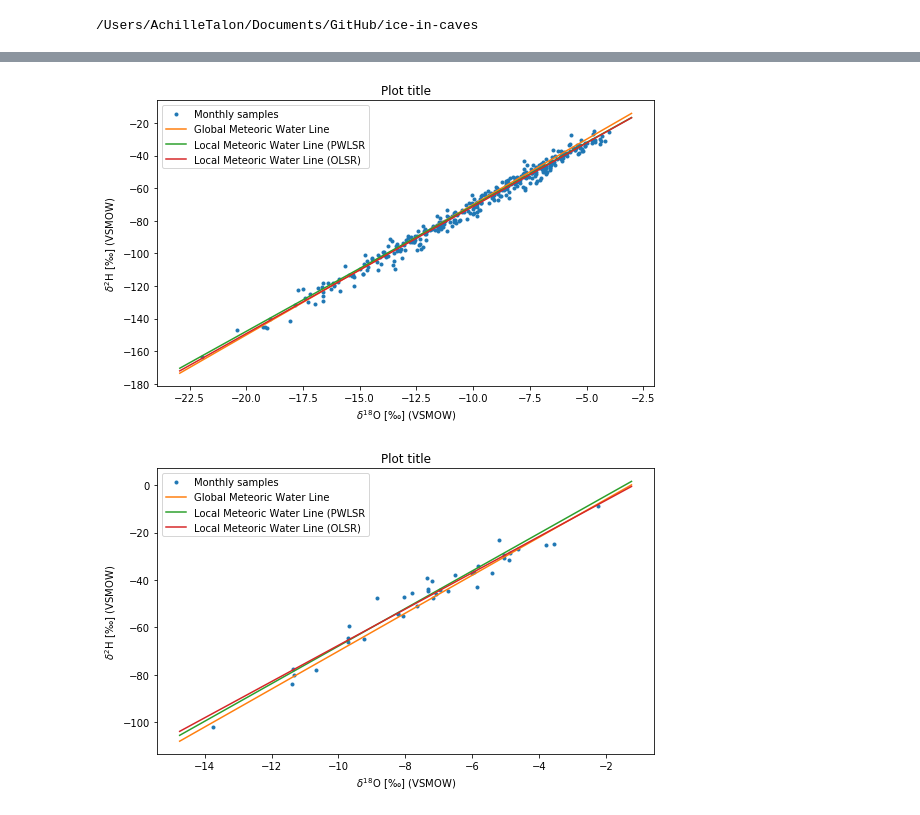
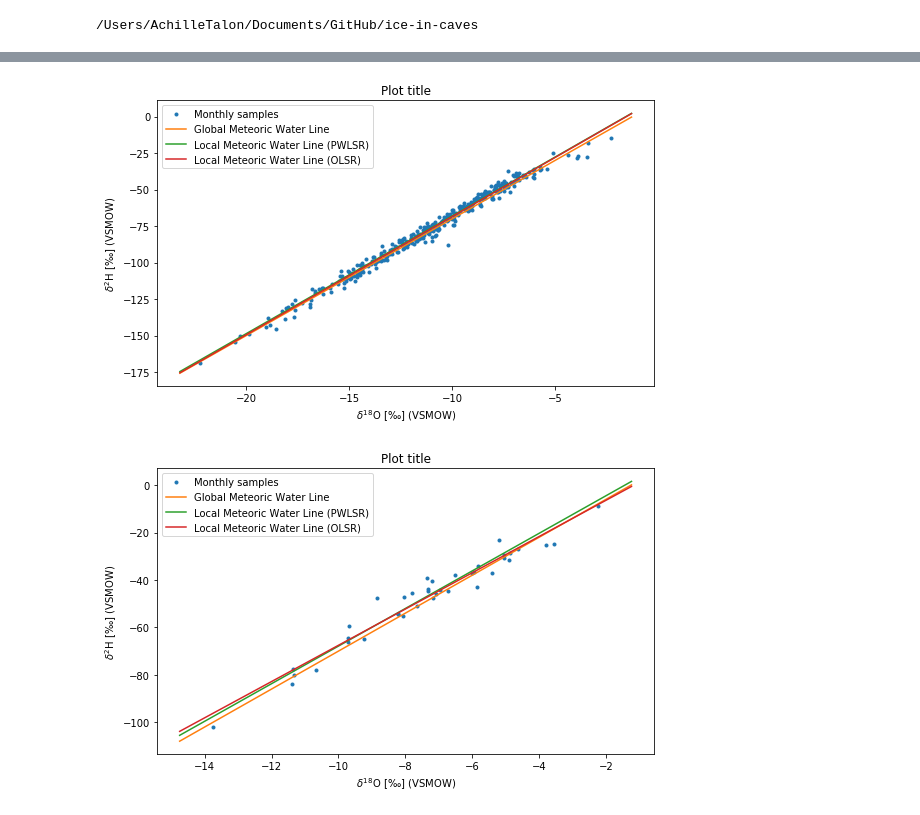
Before and after one commit to tr1813/ice-in-caves, a Jupyter notebook: ipynb/GNIP_isotopes.ipynb, the cells around one changed output, grey strips where cells are left out. Cells and saved outputs as stored; diff of their text form; code cells hidden in the pictures.

Commit message:
added more plotting functions to GNIP and isotopes

```diff
--- a/ipynb/GNIP_isotopes.ipynb
+++ b/ipynb/GNIP_isotopes.ipynb
@@ -58,4 +75,5 @@ gnip.quarterly_boxplot(austria,'GRAZ (UNIVERSITAET)','../fig/GNIP/graz_boxplot.p
 # %%
-gnip.LMWL_plotter(austria,'GRAZ (UNIVERSITAET)',filename="../fig/GNIP/graz_LWML.pdf")
+gnip.LMWL_plotter(austria,'VILLACHER ALPE',
+                  filename="../fig/GNIP/villacher_alpe_LWML.pdf")
 # %% [output]
-[figure, old version]
+[figure, new version]
```
Also changed, not shown: parts of 26 cells of this notebook, 2 other files.
